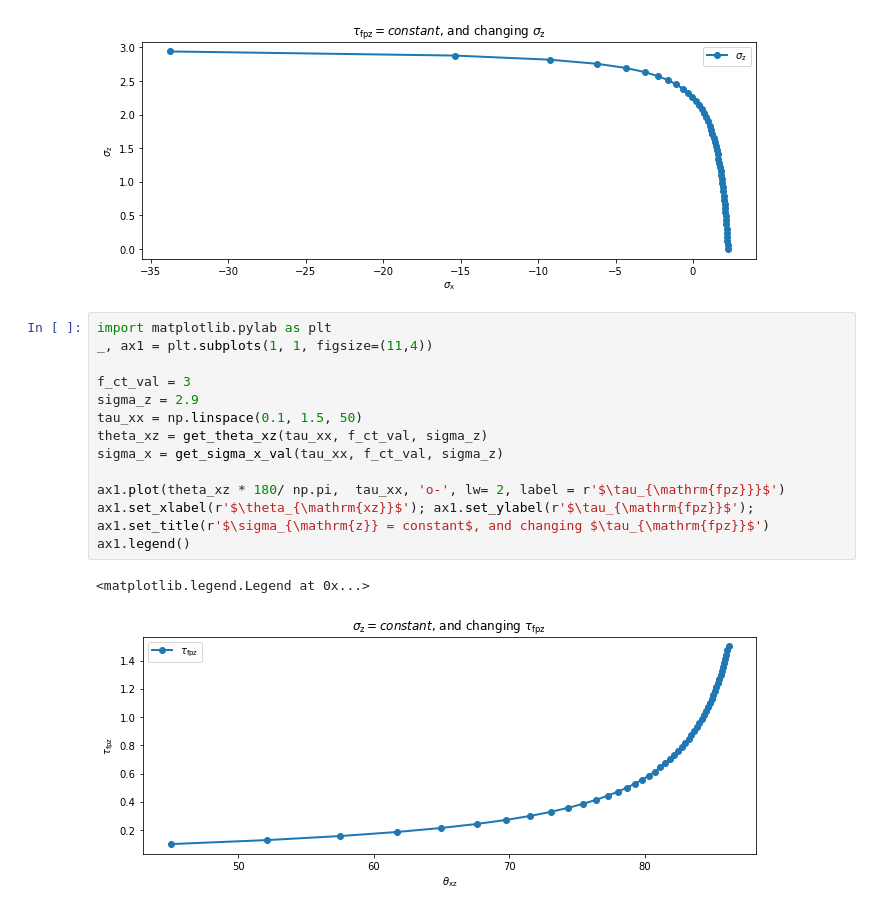
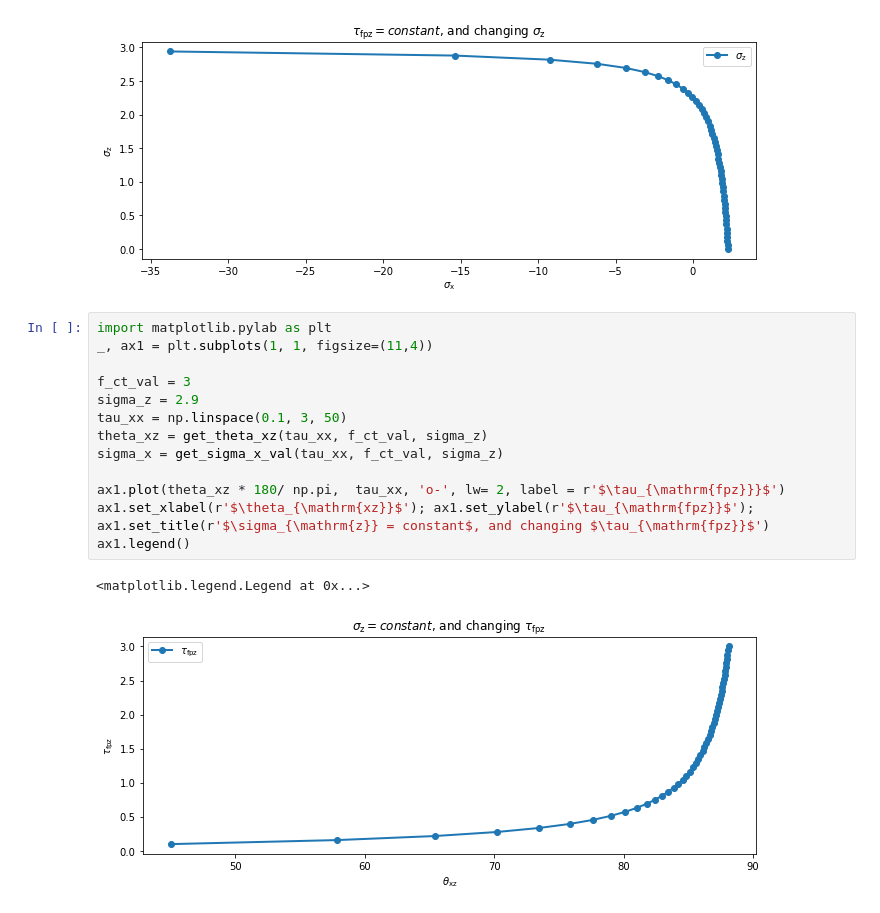
Before and after one commit to bmcs-group/bmcs_shear_zone, a Jupyter notebook: notebooks/fib/crack_orientation_sigma_z.ipynb, the cells around one changed output. Cells and saved outputs as stored; diff of their text form.

```diff
--- a/notebooks/fib/crack_orientation_sigma_z.ipynb
+++ b/notebooks/fib/crack_orientation_sigma_z.ipynb
@@ -109,20 +109,20 @@ ax1.legend()
 # %%
 import matplotlib.pylab as plt
 _, ax1 = plt.subplots(1, 1, figsize=(11,4))
 
 f_ct_val = 3
 sigma_z = 2.9
-tau_xx = np.linspace(0.1, 1.5, 50)
+tau_xx = np.linspace(0.1, 3, 50)
 theta_xz = get_theta_xz(tau_xx, f_ct_val, sigma_z)
 sigma_x = get_sigma_x_val(tau_xx, f_ct_val, sigma_z)
 
 ax1.plot(theta_xz * 180/ np.pi,  tau_xx, 'o-', lw= 2, label = r'$\tau_{\mathrm{fpz}}}$')
 ax1.set_xlabel(r'$\theta_{\mathrm{xz}}$'); ax1.set_ylabel(r'$\tau_{\mathrm{fpz}}$');
 ax1.set_title(r'$\sigma_{\mathrm{z}} = constant$, and changing $\tau_{\mathrm{fpz}}$')
 ax1.legend()
 # %% [output]
 <matplotlib.legend.Legend at 0x...>
-[figure, old version]
+[figure, new version]
 # %%
 import matplotlib.pylab as plt
 _, ax1 = plt.subplots(1, 1, figsize=(11,4))
```
Also changed, not shown: parts of 5 cells of this notebook, 3 other files.
